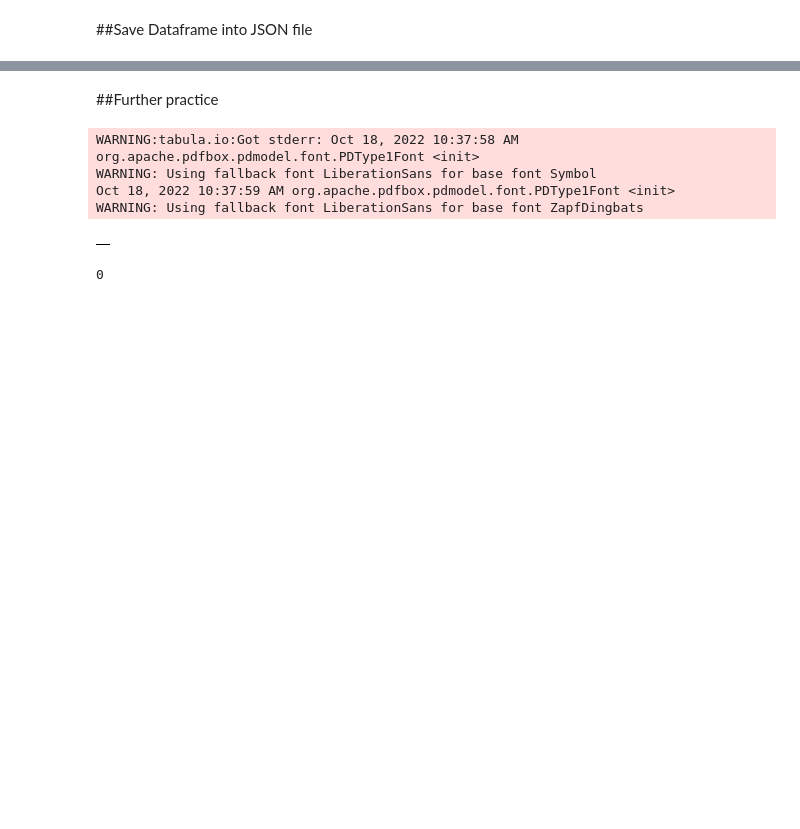
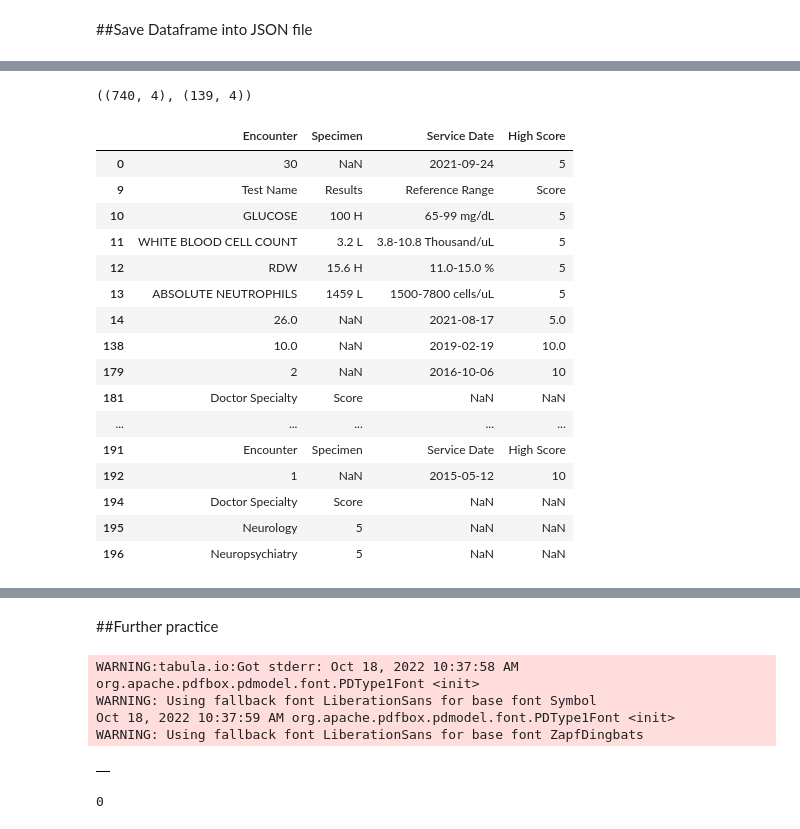
Before and after one commit to rahiakela/data-science-research-and-practice, a Jupyter notebook: data-extraction-works/01-tabulapy.ipynb, the cells around one changed output, grey strips where cells are left out. Saved outputs shown, nothing was run; the diff lists cells and outputs as text; code cells hidden in the pictures; blank space fills up the shorter version.

```diff
--- a/data-extraction-works/01-tabulapy.ipynb
+++ b/data-extraction-works/01-tabulapy.ipynb
@@ -107,0 +122,31 @@ data_df
+# %%
+# Drop all rows with column 'Test Name' and Reference Range has value 'Test Name', 'Diagnosis Code' and 'ICD10'
+index_encounter_value = encounter_data_df[(encounter_data_df['Encounter'] == 'Diagnosis Code') | (encounter_data_df['Service Date'] == 'ICD10') |
+                                          (encounter_data_df['Service Date'] == 'ICD9')].index
+index_test_value = test_data_df[(test_data_df['Test Name'] == 'Diagnosis Code') |
+                                (test_data_df['Reference Range'] == 'ICD10')].index
+encounter_data_df = encounter_data_df.drop(index_encounter_value)
+test_data_df = test_data_df.drop(index_test_value)
+(test_data_df.shape, encounter_data_df.shape)
+# %% [output]
+((740, 4), (139, 4))
+# %%
+encounter_data_df.head(20)
+# %% [output]
+|  | Encounter | Specimen | Service Date | High Score |
+| 0 | 30 | NaN | 2021-09-24 | 5 |
+| 9 | Test Name | Results | Reference Range | Score |
+| 10 | GLUCOSE | 100 H | 65-99 mg/dL | 5 |
+| 11 | WHITE BLOOD CELL COUNT | 3.2 L | 3.8-10.8 Thousand/uL | 5 |
+| 12 | RDW | 15.6 H | 11.0-15.0 % | 5 |
+| 13 | ABSOLUTE NEUTROPHILS | 1459 L | 1500-7800 cells/uL | 5 |
+| 14 | 26.0 | NaN | 2021-08-17 | 5.0 |
+| 138 | 10.0 | NaN | 2019-02-19 | 10.0 |
+| 179 | 2 | NaN | 2016-10-06 | 10 |
+| 181 | Doctor Specialty | Score | NaN | NaN |
+| ... | ... | ... | ... | ... |
+| 191 | Encounter | Specimen | Service Date | High Score |
+| 192 | 1 | NaN | 2015-05-12 | 10 |
+| 194 | Doctor Specialty | Score | NaN | NaN |
+| 195 | Neurology | 5 | NaN | NaN |
+| 196 | Neuropsychiatry | 5 | NaN | NaN |
```
Also changed, not shown: parts of 30 cells of this notebook.
